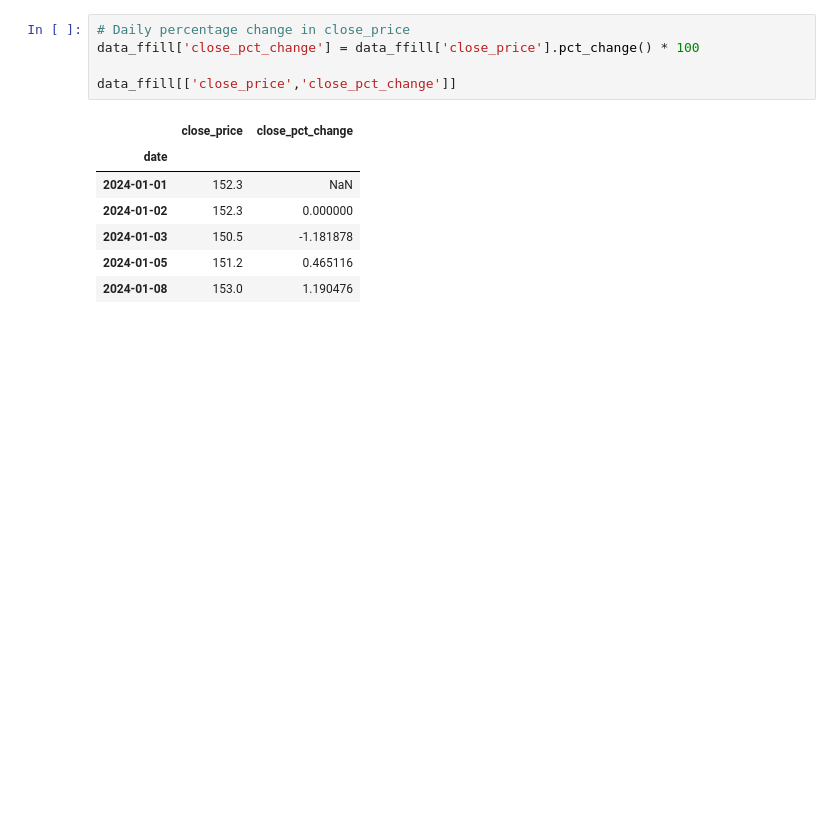
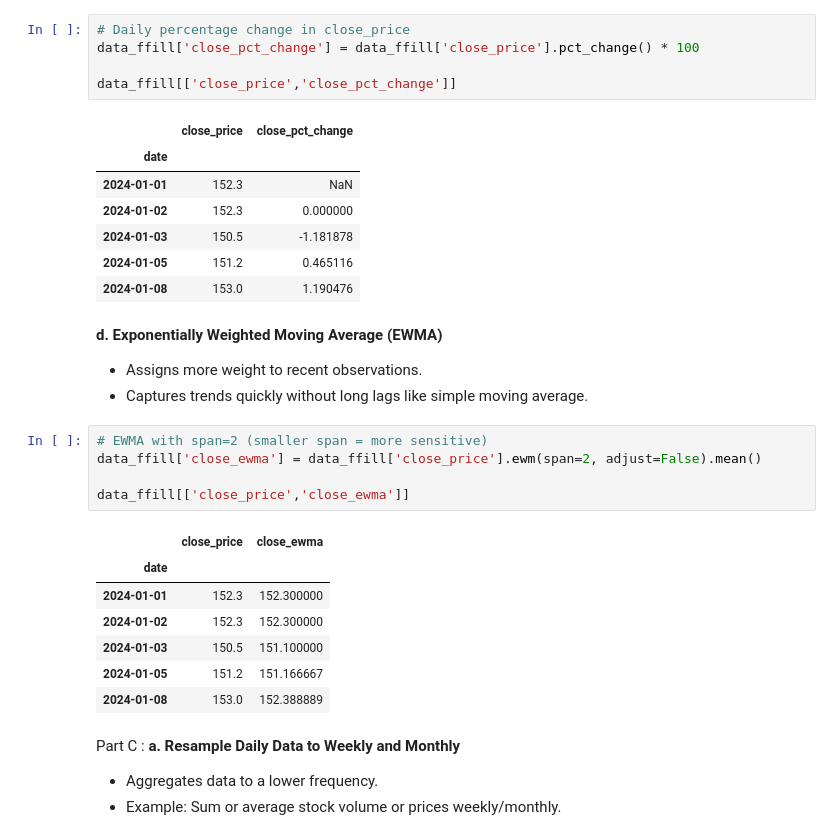
Before and after one commit to kusum-pokhrel/py_report-added-, a Jupyter notebook: (A)lab_06.ipynb, the cells around one changed output. Saved outputs shown, nothing was run; the diff lists cells and outputs as text; blank space fills up the shorter version.

```diff
--- a/(A)lab_06.ipynb
+++ b/(A)lab_06.ipynb
@@ -1499,3 +1507,27 @@ data_ffill[['close_price','close_pct_change']]
 | 2024-01-03 | 150.5 | -1.181878 |
 | 2024-01-05 | 151.2 | 0.465116 |
 | 2024-01-08 | 153.0 | 1.190476 |
+# %% [markdown]
+**d. Exponentially Weighted Moving Average (EWMA)**
+
+- Assigns more weight to recent observations.
+- Captures trends quickly without long lags like simple moving average.
+# %%
+# EWMA with span=2 (smaller span = more sensitive)
+data_ffill['close_ewma'] = data_ffill['close_price'].ewm(span=2, adjust=False).mean()
+
+data_ffill[['close_price','close_ewma']]
+# %% [output]
+|  | close_price | close_ewma |
+| date |  |  |
+| 2024-01-01 | 152.3 | 152.300000 |
+| 2024-01-02 | 152.3 | 152.300000 |
+| 2024-01-03 | 150.5 | 151.100000 |
+| 2024-01-05 | 151.2 | 151.166667 |
+| 2024-01-08 | 153.0 | 152.388889 |
+# %% [markdown]
+Part C :
+**a. Resample Daily Data to Weekly and Monthly**
+
+- Aggregates data to a lower frequency.
+- Example: Sum or average stock volume or prices weekly/monthly.
```
Also changed, not shown: parts of 5 cells of this notebook, 1 other file.
